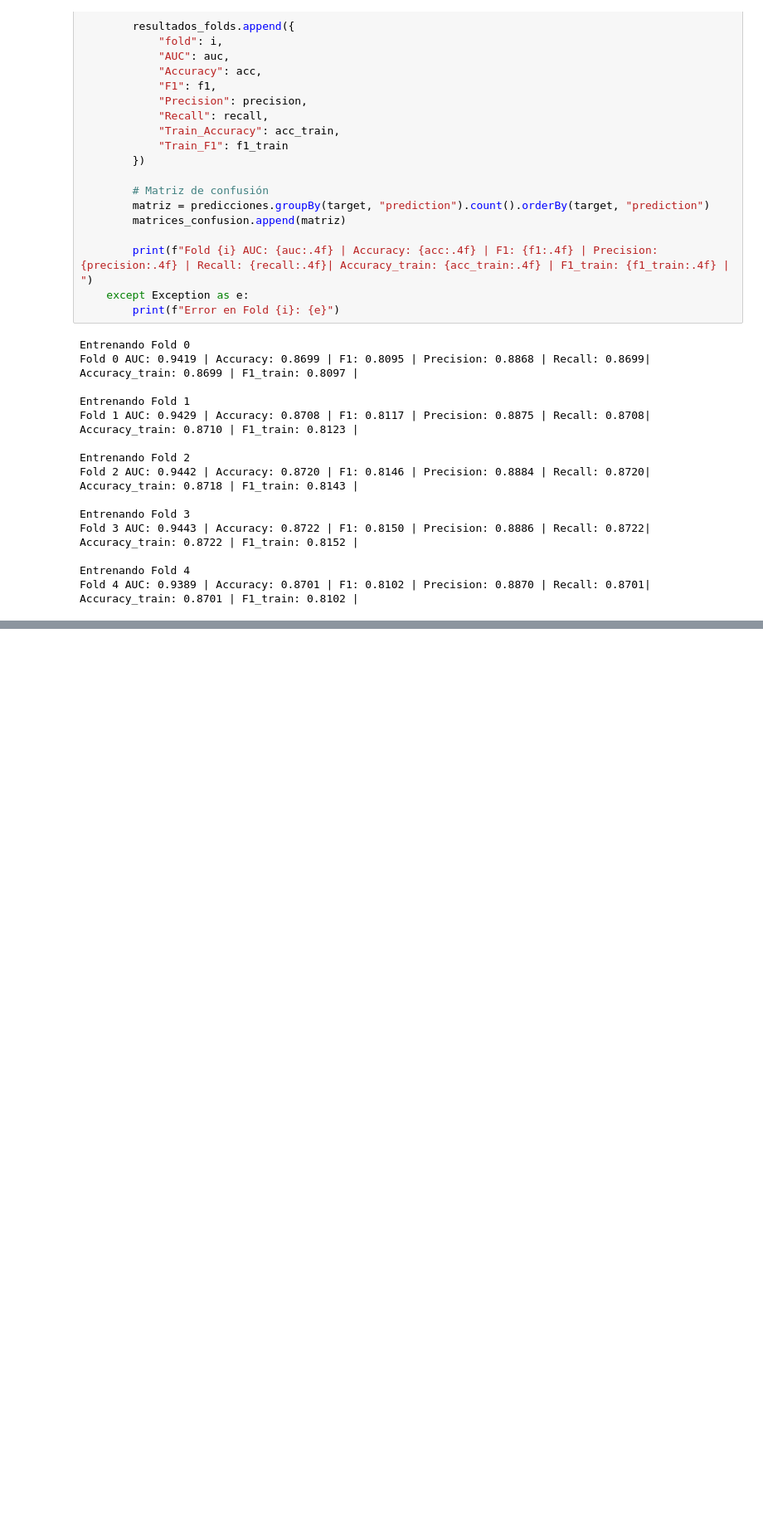
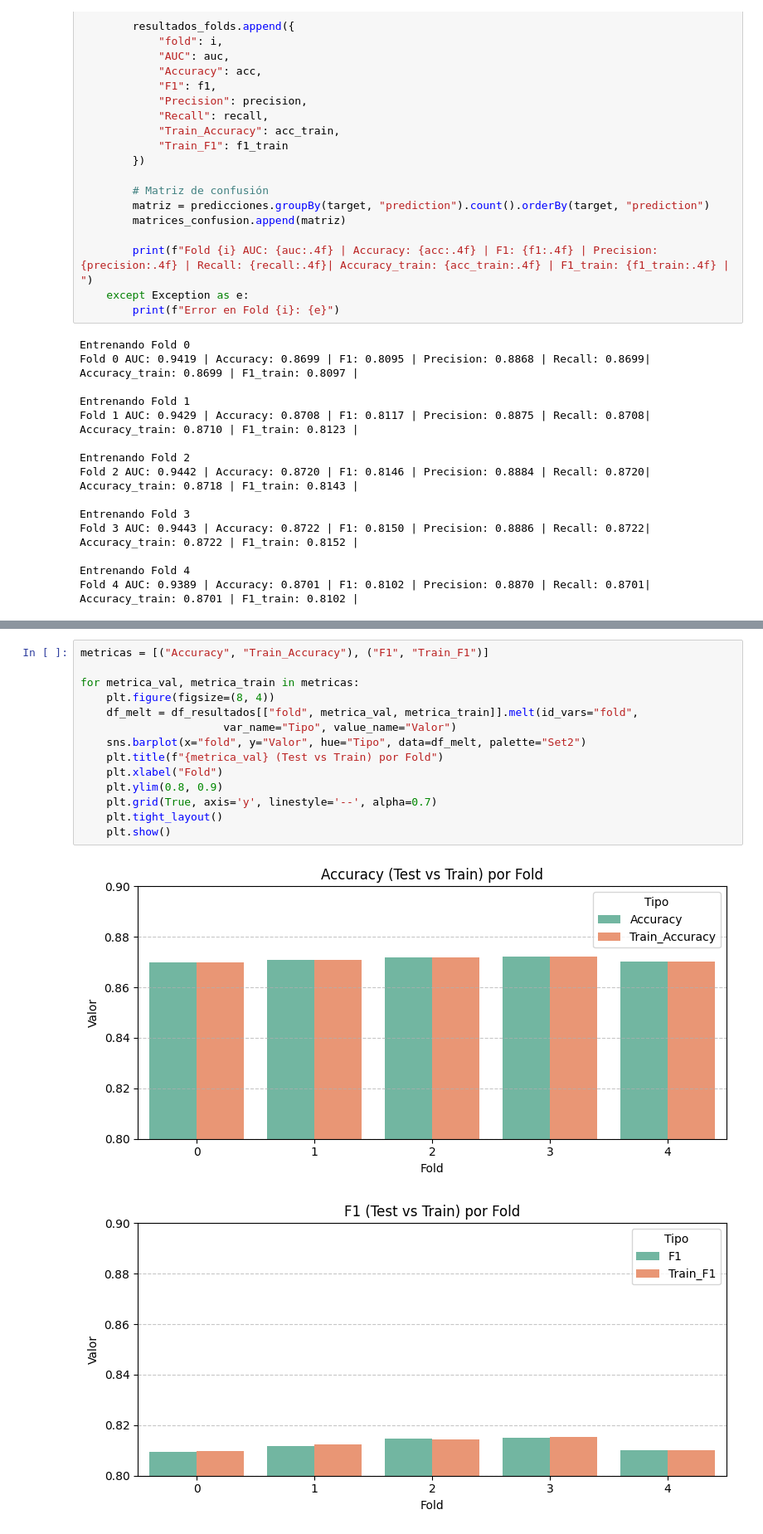
Before and after one commit to OSC4R-LUIS/BIGDATA, a Jupyter notebook: A9/Equipo 13.ipynb, the cells around one changed output, grey strips where cells are left out. Shown: that part at 83% size. Cells and saved outputs as stored; diff of their text form; blank space fills up the shorter version.

```diff
--- a/A9/Equipo 13.ipynb
+++ b/A9/Equipo 13.ipynb
@@ -316,0 +376,17 @@ Fold 4 AUC: 0.9389 | Accuracy: 0.8701 | F1: 0.8102 | Precision: 0.8870 | Recall:
+# %%
+metricas = [("Accuracy", "Train_Accuracy"), ("F1", "Train_F1")]
+
+for metrica_val, metrica_train in metricas:
+    plt.figure(figsize=(8, 4))
+    df_melt = df_resultados[["fold", metrica_val, metrica_train]].melt(id_vars="fold",
+                      var_name="Tipo", value_name="Valor")
+    sns.barplot(x="fold", y="Valor", hue="Tipo", data=df_melt, palette="Set2")
+    plt.title(f"{metrica_val} (Test vs Train) por Fold")
+    plt.xlabel("Fold")
+    plt.ylim(0.8, 0.9)
+    plt.grid(True, axis='y', linestyle='--', alpha=0.7)
+    plt.tight_layout()
+    plt.show()
+# %% [output]
+[figure, added]
+[figure, added]
```
Also changed, not shown: parts of 5 cells of this notebook.
